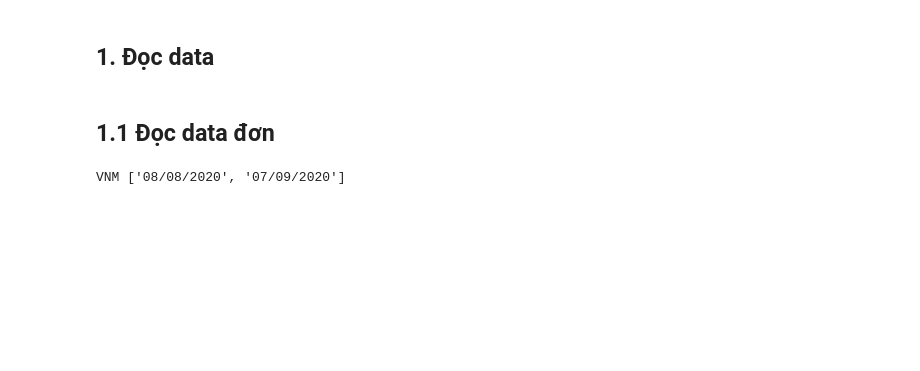
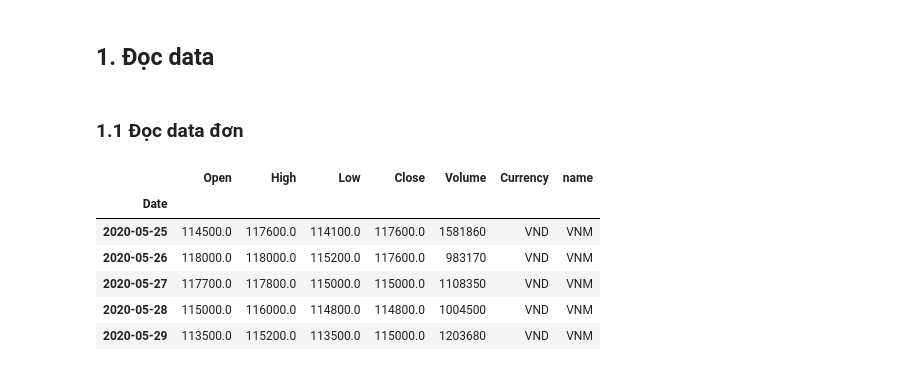
Before and after one commit to dat9uy/vietnam-stock-analysis, a Jupyter notebook: notebook/demo.ipynb, the cells around one changed output. Drawn from its saved outputs; the diff is of its cells as text; code cells hidden in the pictures; blank space fills up the shorter version.

```diff
--- a/notebook/demo.ipynb
+++ b/notebook/demo.ipynb
@@ -15,9 +18,4 @@ from vietnam_stock_analysis.stock_analyzer import StockAnalyzer, AssetGroupAnaly
 # %% [markdown]
-## 1. Đọc data
+ ## 1. Đọc data
 # %% [markdown]
-## 1.1 Đọc data đơn
+ ### 1.1 Đọc data đơn
-# %%
-vnm = TickerDataReader("vnm")
-vnm
-# %% [output]
-VNM ['08/08/2020', '07/09/2020']
@@ -26 +24,11 @@ vnm_data = vnm.historical_data
+# %%
+vnm.head()
+# %% [output]
+|  | Open | High | Low | Close | Volume | Currency | name |
+| Date |  |  |  |  |  |  |  |
+| 2020-05-25 | 114500.0 | 117600.0 | 114100.0 | 117600.0 | 1581860 | VND | VNM |
+| 2020-05-26 | 118000.0 | 118000.0 | 115200.0 | 117600.0 | 983170 | VND | VNM |
+| 2020-05-27 | 117700.0 | 117800.0 | 115000.0 | 115000.0 | 1108350 | VND | VNM |
+| 2020-05-28 | 115000.0 | 116000.0 | 114800.0 | 114800.0 | 1004500 | VND | VNM |
+| 2020-05-29 | 113500.0 | 115200.0 | 113500.0 | 115000.0 | 1203680 | VND | VNM |
 # %%
```
Also changed, not shown: parts of 29 cells of this notebook, 6 other files.
